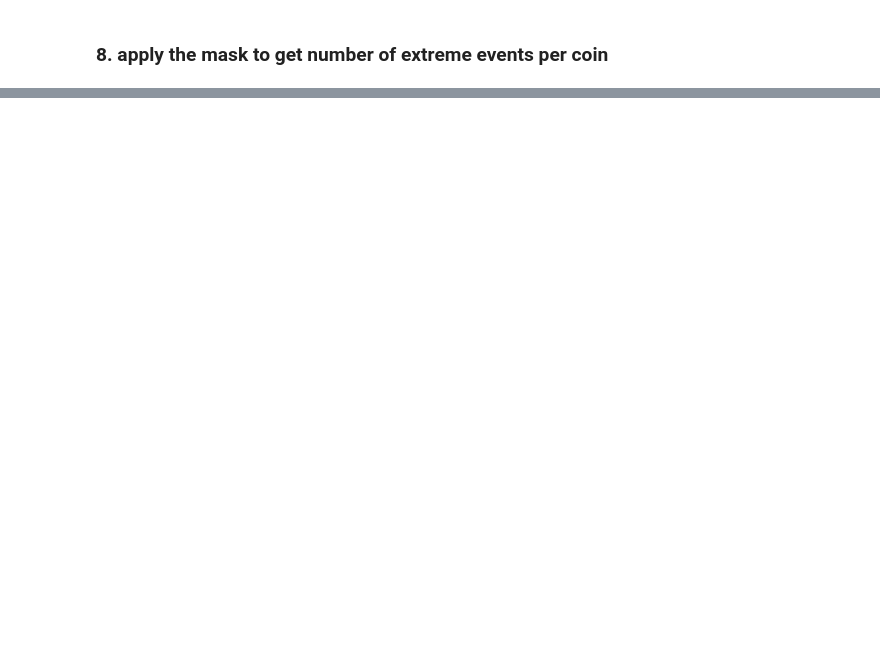
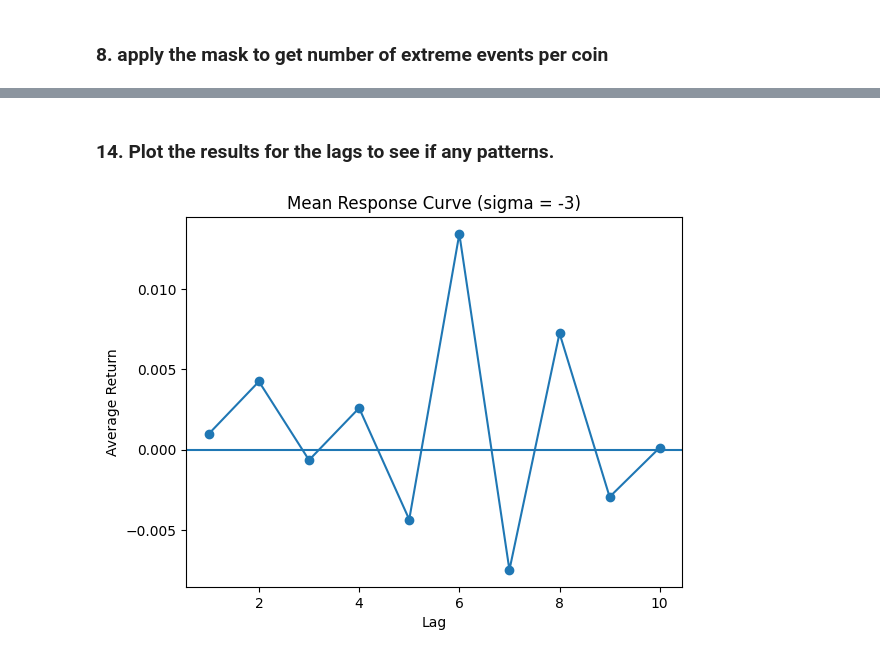
Before and after one commit to wayne-kirk-schmidt/wall-street-quants, a Jupyter notebook: project/Stat_Arb_Notebook/notebooks/004_strategy.ipynb, the cells around one changed output, grey strips where cells are left out. Cells and saved outputs as stored; diff of their text form; code cells hidden in the pictures; blank space fills up the shorter version.

```diff
--- a/project/Stat_Arb_Notebook/notebooks/004_strategy.ipynb
+++ b/project/Stat_Arb_Notebook/notebooks/004_strategy.ipynb
@@ -194,7 +232,9 @@ event panels loaded: ['BTCUSDT', 'ETHUSDT', 'BNBUSDT', 'SOLUSDT', 'XRPUSDT', 'AD
 # %% [markdown]
 ### 5. Review Shock Events
 # %%
-# count signed sigma values across all coins and days
+sigma_class = np.floor(z_scores).astype(int)
+
+# count signed sigma values
 sigma_counts = sigma_class.stack().value_counts().sort_index()
 
 print(sigma_counts)
@@ -683,0 +415,11 @@ leader_stats: 8
+# %%
+lag_cols = [f"lag_{i+1}" for i in range(10)]
+
+sigma_response = (
+    event_response_expanded
+    .groupby("sigma")[lag_cols]
+    .mean()
+    .sort_index()
+)
+
+print(sigma_response)
@@ -683,0 +436,8 @@ leader_stats: 8
+# %%
+sigma3 = event_response_expanded[
+    event_response_expanded["sigma"] == -3
+]
+
+sigma3_mean = sigma3[lag_cols].mean()
+
+print(sigma3_mean)
@@ -683,0 +456,17 @@ leader_stats: 8
+# %% [markdown]
+### 14. Plot the results for the lags to see if any patterns.
+# %%
+lags = list(range(1, 11))
+values = sigma3_mean.values
+
+plt.figure()
+plt.plot(lags, values, marker='o')
+plt.axhline(0)
+
+plt.title("Mean Response Curve (sigma = -3)")
+plt.xlabel("Lag")
+plt.ylabel("Average Return")
+
+plt.show()
+# %% [output]
+[figure, added]
```
Also changed, not shown: parts of 91 cells of this notebook, 40 other files.
